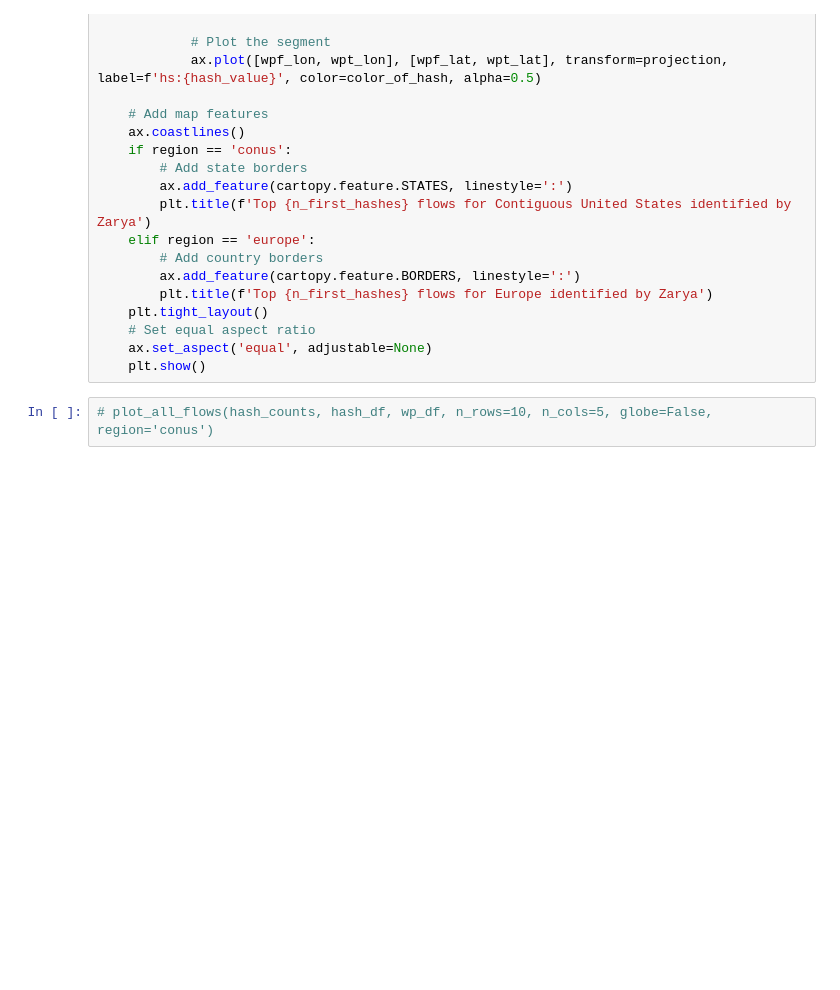
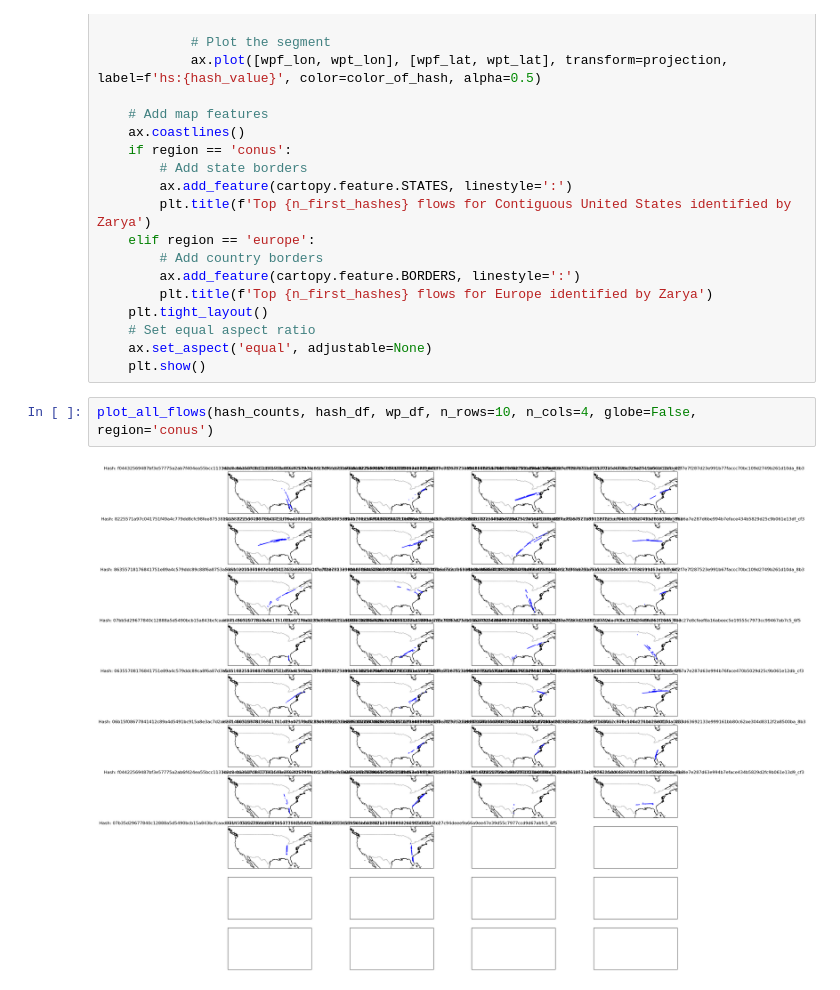
Before and after one commit to thinhhoang95/XFD, a Jupyter notebook: flow-detection/viz_segments6b.ipynb, the cells around one changed output. Cells and saved outputs as stored; diff of their text form; blank space fills up the shorter version.

```diff
--- a/flow-detection/viz_segments6b.ipynb
+++ b/flow-detection/viz_segments6b.ipynb
@@ -266,5 +266,7 @@ def plot_all_flows_in_one_map(hash_counts: pd.DataFrame, hash_df: pd.DataFrame,
     ax.set_aspect('equal', adjustable=None)
     plt.show()
 # %%
-# plot_all_flows(hash_counts, hash_df, wp_df, n_rows=10, n_cols=5, globe=False, region='conus')
+plot_all_flows(hash_counts, hash_df, wp_df, n_rows=10, n_cols=4, globe=False, region='conus')
+# %% [output]
+[figure, added]
 # %%
```
Also changed, not shown: parts of 4 cells of this notebook, 4 other files.
